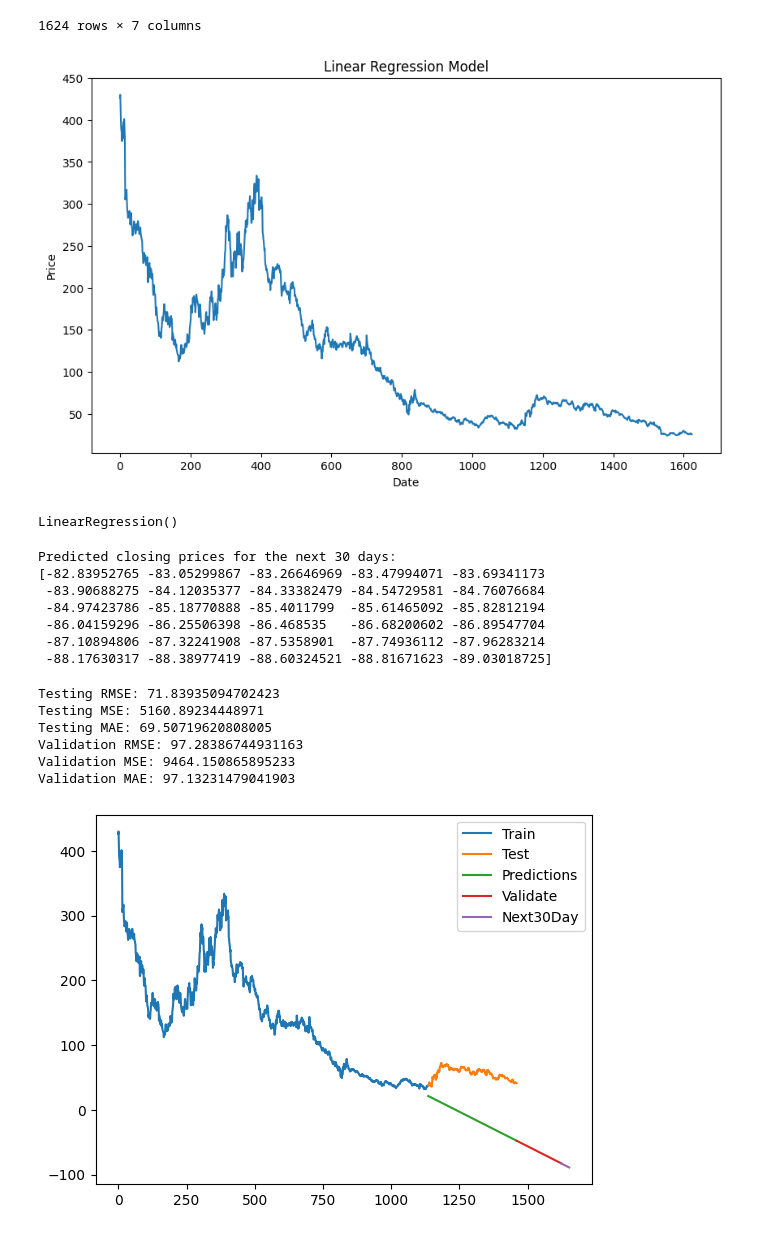
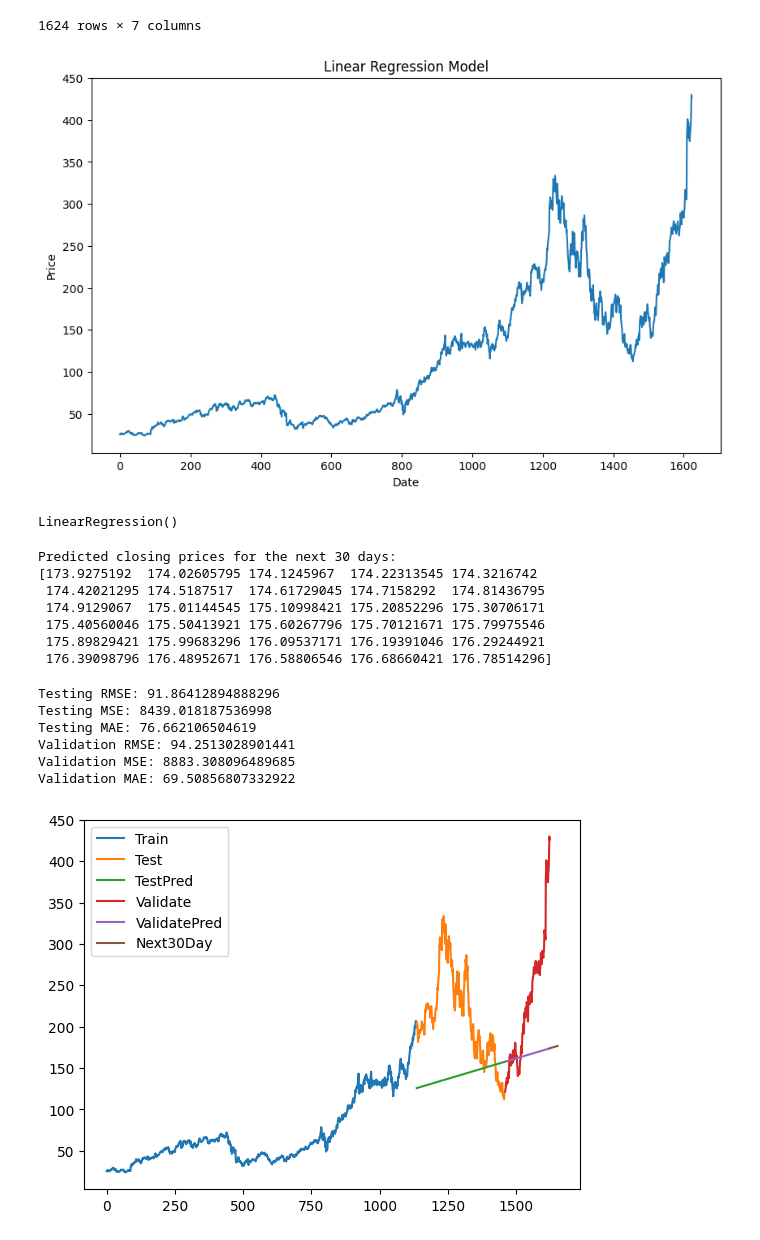
Before and after one commit to dangnghiepcuong/IS403.N21.HTTT_Nhom2, a Jupyter notebook: 1. Linear Regression/NVDA_LN_Model_721.ipynb, the cells around one changed output. Cells and saved outputs as stored; diff of their text form; code cells hidden in the pictures.

```diff
--- a/1. Linear Regression/NVDA_LN_Model_721.ipynb
+++ b/1. Linear Regression/NVDA_LN_Model_721.ipynb
@@ -76,8 +76,6 @@ df
 | 1623 | 6/15/2023 | 426.53 | 426.02 | 432.89 | 421.47 | 56670000.0 | -0.80% |
 1624 rows × 7 columns
 # %%
-#Đảo ngược dữ liệu cho mô hình
-df = df[::-1]
 
 figure=df['Price'].values
 plt.figure(figsize=(10,6))
@@ -87,7 +85,7 @@ plt.ylabel('Price')
 plt.title('Linear Regression Model')
 plt.show()
 # %% [output]
-[figure, old version]
+[figure, new version]
 # %%
 df = df.reset_index(drop=True) # Reset the index
 
@@ -135,12 +133,12 @@ print('Predicted closing prices for the next 30 days:')
 print(y_next_30_days)
 # %% [output]
 Predicted closing prices for the next 30 days:
-[-82.83952765 -83.05299867 -83.26646969 -83.47994071 -83.69341173
- -83.90688275 -84.12035377 -84.33382479 -84.54729581 -84.76076684
- -84.97423786 -85.18770888 -85.4011799  -85.61465092 -85.82812194
- -86.04159296 -86.25506398 -86.468535   -86.68200602 -86.89547704
- -87.10894806 -87.32241908 -87.5358901  -87.74936112 -87.96283214
- -88.17630317 -88.38977419 -88.60324521 -88.81671623 -89.03018725]
+[173.9275192  174.02605795 174.1245967  174.22313545 174.3216742
+ 174.42021295 174.5187517  174.61729045 174.7158292  174.81436795
+ 174.9129067  175.01144545 175.10998421 175.20852296 175.30706171
+ 175.40560046 175.50413921 175.60267796 175.70121671 175.79975546
+ 175.89829421 175.99683296 176.09537171 176.19391046 176.29244921
+ 176.39098796 176.48952671 176.58806546 176.68660421 176.78514296]
 # %%
 from sklearn.metrics import accuracy_score, precision_score, recall_score, f1_score, mean_squared_error, mean_absolute_error
 
@@ -161,20 +159,23 @@ print('Validation RMSE:', valid_rmse)
 print('Validation MSE:', valid_mse)
 print('Validation MAE:', valid_mae)
 # %% [output]
-Testing RMSE: 71.83935094702423
-Testing MSE: 5160.89234448971
-Testing MAE: 69.50719620808005
-Validation RMSE: 97.28386744931163
-Validation MSE: 9464.150865895233
-Validation MAE: 97.13231479041903
+Testing RMSE: 91.86412894888296
+Testing MSE: 8439.018187536998
+Testing MAE: 76.662106504619
+Validation RMSE: 94.2513028901441
+Validation MSE: 8883.308096489685
+Validation MAE: 69.50856807332922
 # %%
 # 9.Vẽ hình
 plt.plot(train_data.index, train_data['Price'])
 plt.plot(test_data.index, test_data['Price'])
 plt.plot(test_data.index, y_pred_test)
+
+plt.plot(val_data.index, val_data['Price'])
+
 plt.plot(val_data.index, y_pred_val)
 plt.plot(last_data,y_next_30_days)
-plt.legend(['Train', 'Test', 'Predictions','Validate','Next30Day'])
+plt.legend(['Train', 'Test', 'TestPred', 'Validate', 'ValidatePred', 'Next30Day'])
 plt.show()
 # %% [output]
-[figure, old version]
+[figure, new version]
```
Also changed, not shown: 9 other files.
